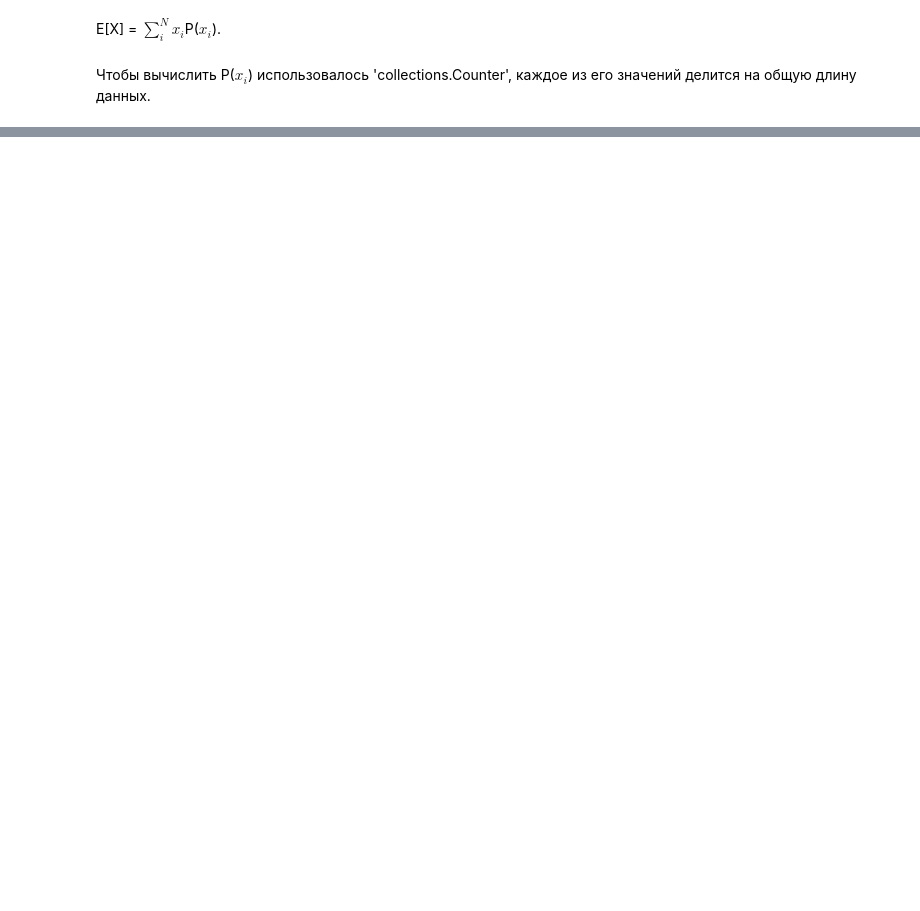
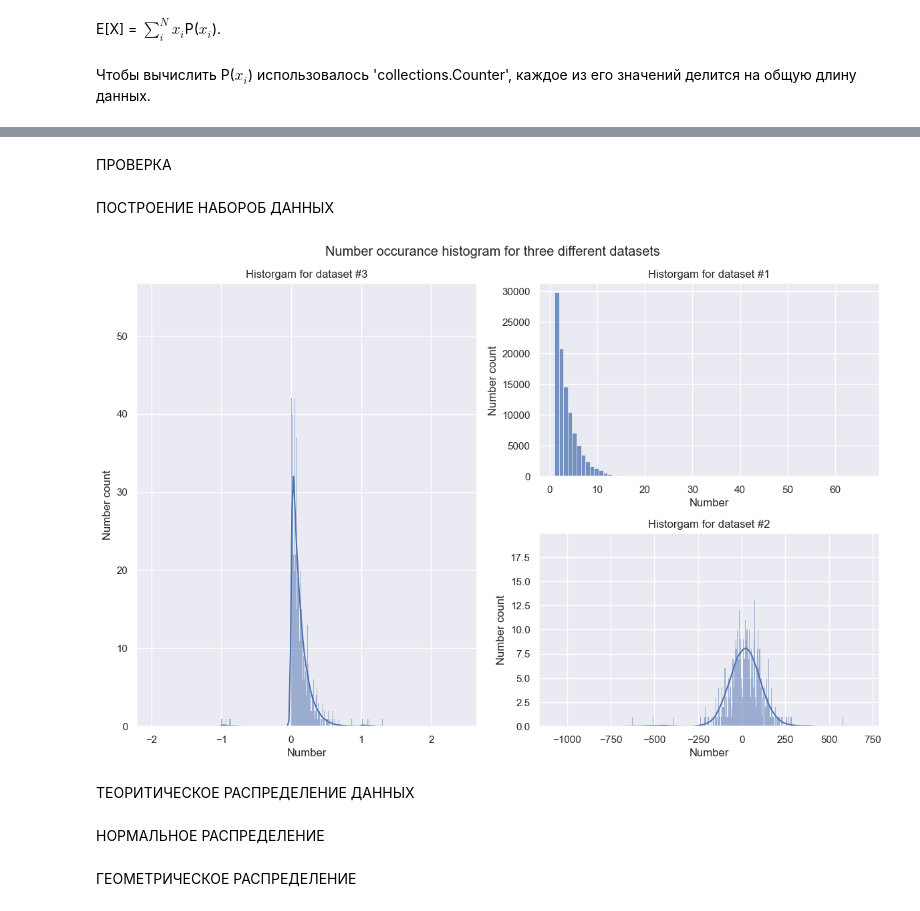
Before and after one commit to Elizabeth379/PoED, a Jupyter notebook: LW1/lab1/lab1.ipynb, the cells around one changed output, grey strips where cells are left out. Cells and saved outputs as stored; diff of their text form; code cells hidden in the pictures; blank space fills up the shorter version.

Commit message:
Theoretical data distibutions created

```diff
--- a/LW1/lab1/lab1.ipynb
+++ b/LW1/lab1/lab1.ipynb
@@ -41,0 +59,2 @@ def mean(data: list[float | int]) -> float:
+# %% [markdown]
+ПРОВЕРКА
@@ -41,0 +69,31 @@ def mean(data: list[float | int]) -> float:
+# %% [markdown]
+ПОСТРОЕНИЕ НАБОРОБ ДАННЫХ
+# %%
+def nunique(data):
+    return len(Counter(data))
+# %%
+fig = plt.figure(figsize=(12, 8))
+gs = fig.add_gridspec(nrows=2, ncols=2)
+
+ax1 = fig.add_subplot(gs[0, 1])
+ax2 = fig.add_subplot(gs[1, 1])
+ax3 = fig.add_subplot(gs[:, 0])
+
+plt.suptitle('Number occurance histogram for three different datasets')
+
+for i, (ax, df) in enumerate(zip([ax1, ax2, ax3], [df1, df2, df3])):
+    n_bins: int = 70 if df is df1 else nunique(df)
+
+    sns.histplot(df, bins=n_bins, kde=(df is not df1), ax=ax)
+    ax.set_xlabel('Number')
+    ax.set_ylabel('Number count')
+    ax.set_title(f'Historgam for dataset #{i + 1}')
+
+plt.tight_layout(pad=1)
+plt.show()
+# %% [output]
+[figure, added]
+# %% [markdown]
+ТЕОРИТИЧЕСКОЕ РАСПРЕДЕЛЕНИЕ ДАННЫХ
+# %% [markdown]
+НОРМАЛЬНОЕ РАСПРЕДЕЛЕНИЕ
@@ -41,0 +104,2 @@ def mean(data: list[float | int]) -> float:
+# %% [markdown]
+ГЕОМЕТРИЧЕСКОЕ РАСПРЕДЕЛЕНИЕ
```
Also changed, not shown: parts of 23 cells of this notebook.
